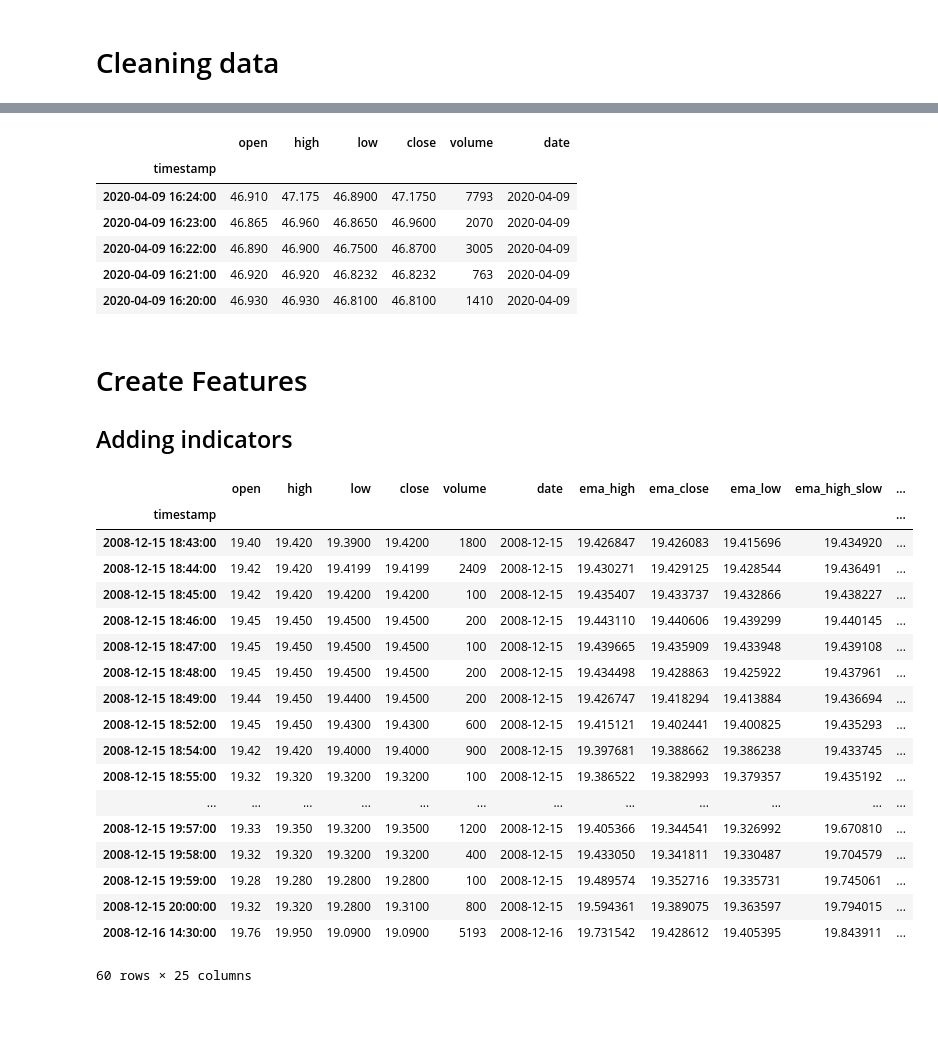
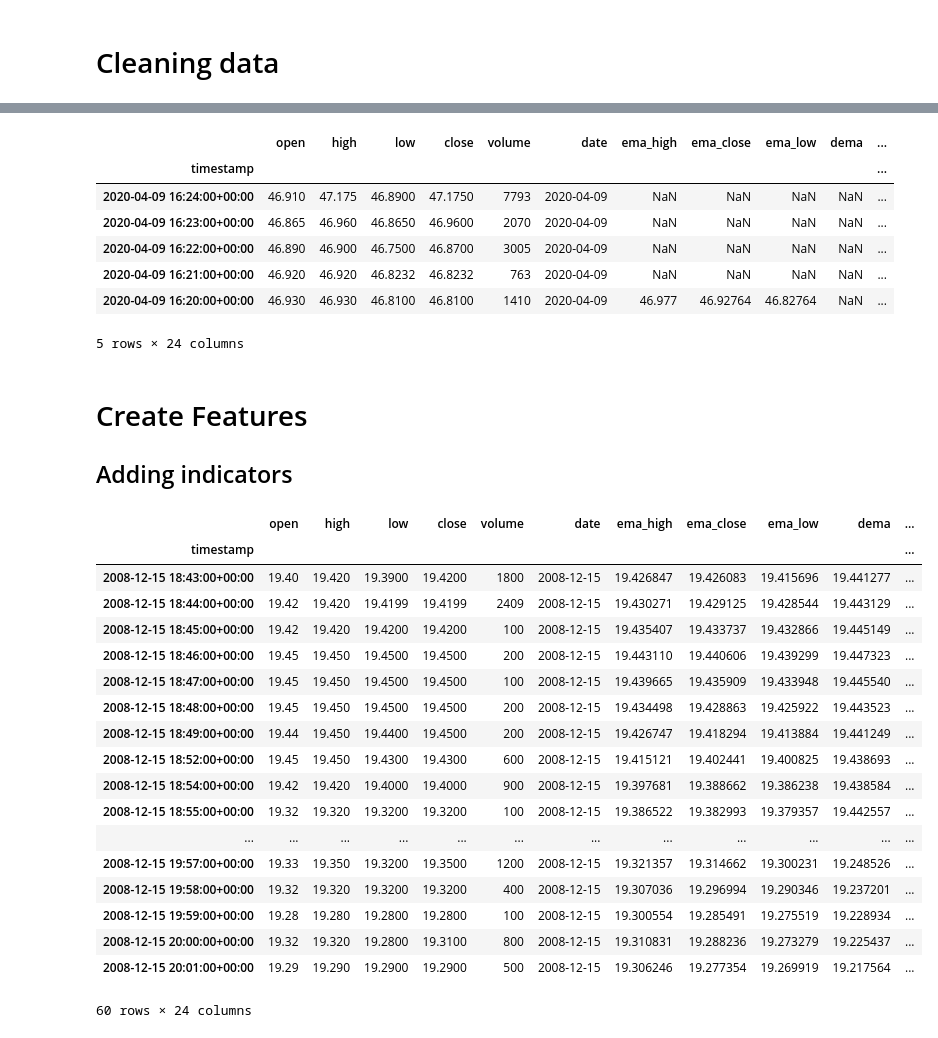
Before and after one commit to hjeffreywang/Stock_feature_engineering, a Jupyter notebook: Feature_generation.ipynb, the cells around one changed output, grey strips where cells are left out. Cells and saved outputs as stored; diff of their text form; code cells hidden in the pictures.

```diff
--- a/Feature_generation.ipynb
+++ b/Feature_generation.ipynb
@@ -56,17 +57,18 @@ data.head()
 # %%
 #if date is in data, keep the data
-cond= data['date'].isin(day_list['index'])
-data.drop(data[cond].index, inplace = True)
+cond= data2['date'].isin(day_list['index'])
+data2.drop(data2[cond].index, inplace = True)
 # %%
 #data should now be cleaned of days where data is spotty
-data.head()
+data2.head()
 # %% [output]
-|  | open | high | low | close | volume | date |
-| timestamp |  |  |  |  |  |  |
-| 2020-04-09 16:24:00 | 46.910 | 47.175 | 46.8900 | 47.1750 | 7793 | 2020-04-09 |
-| 2020-04-09 16:23:00 | 46.865 | 46.960 | 46.8650 | 46.9600 | 2070 | 2020-04-09 |
-| 2020-04-09 16:22:00 | 46.890 | 46.900 | 46.7500 | 46.8700 | 3005 | 2020-04-09 |
-| 2020-04-09 16:21:00 | 46.920 | 46.920 | 46.8232 | 46.8232 | 763 | 2020-04-09 |
-| 2020-04-09 16:20:00 | 46.930 | 46.930 | 46.8100 | 46.8100 | 1410 | 2020-04-09 |
+|  | open | high | low | close | volume | date | ema_high | ema_close | ema_low | dema | ... |
+| timestamp |  |  |  |  |  |  |  |  |  |  | ... |
+| 2020-04-09 16:24:00+00:00 | 46.910 | 47.175 | 46.8900 | 47.1750 | 7793 | 2020-04-09 | NaN | NaN | NaN | NaN | ... |
+| 2020-04-09 16:23:00+00:00 | 46.865 | 46.960 | 46.8650 | 46.9600 | 2070 | 2020-04-09 | NaN | NaN | NaN | NaN | ... |
+| 2020-04-09 16:22:00+00:00 | 46.890 | 46.900 | 46.7500 | 46.8700 | 3005 | 2020-04-09 | NaN | NaN | NaN | NaN | ... |
+| 2020-04-09 16:21:00+00:00 | 46.920 | 46.920 | 46.8232 | 46.8232 | 763 | 2020-04-09 | NaN | NaN | NaN | NaN | ... |
+| 2020-04-09 16:20:00+00:00 | 46.930 | 46.930 | 46.8100 | 46.8100 | 1410 | 2020-04-09 | 46.977 | 46.92764 | 46.82764 | NaN | ... |
+5 rows × 24 columns
 # %%
 #create time frame of opening to one hour before closing/ after hours
@@ -91,7 +93,6 @@ def populateindicators(dataframe) -> DataFrame:
         dataframe['ema_high'] = tab.EMA(dataframe, timeperiod=5, price='high')
         dataframe['ema_close'] = tab.EMA(dataframe, timeperiod=5, price='close')
         dataframe['ema_low'] = tab.EMA(dataframe, timeperiod=5, price='low')
-        dataframe['ema_high_slow'] = tab.EMA(dataframe, timeperiod=20, price='high')
         dataframe['dema'] = ta.DEMA(dataframe['close'], timeperiod=30)
 
         #mathematics
@@ -116,7 +117,7 @@ def populateindicators(dataframe) -> DataFrame:
 
         #required for graphing
         #remove for later only here for graphing visualizing
-        bollinger =ta.BBANDS(data.close,timeperiod=10)
+        bollinger =ta.BBANDS(dataframe['close'],timeperiod=10)
         dataframe['bb_lowerband'] = bollinger[2]
         dataframe['bb_upperband'] = bollinger[0]
         dataframe['bb_middleband'] = bollinger[1]
@@ -130,27 +131,29 @@ def populateindicators(dataframe) -> DataFrame:
 
 
         return dataframe
+# %%
+data3=data2
 # %%
-data2=populateindicators(data).sort_index(ascending=True)
+data3=populateindicators(data3).sort_index(ascending=True)
 # %%
-data2[230:290]
+data3[230:290]
 # %% [output]
-|  | open | high | low | close | volume | date | ema_high | ema_close | ema_low | ema_high_slow | ... |
+|  | open | high | low | close | volume | date | ema_high | ema_close | ema_low | dema | ... |
 | timestamp |  |  |  |  |  |  |  |  |  |  | ... |
-| 2008-12-15 18:43:00 | 19.40 | 19.420 | 19.3900 | 19.4200 | 1800 | 2008-12-15 | 19.426847 | 19.426083 | 19.415696 | 19.434920 | ... |
-| 2008-12-15 18:44:00 | 19.42 | 19.420 | 19.4199 | 19.4199 | 2409 | 2008-12-15 | 19.430271 | 19.429125 | 19.428544 | 19.436491 | ... |
-| 2008-12-15 18:45:00 | 19.42 | 19.420 | 19.4200 | 19.4200 | 100 | 2008-12-15 | 19.435407 | 19.433737 | 19.432866 | 19.438227 | ... |
-| 2008-12-15 18:46:00 | 19.45 | 19.450 | 19.4500 | 19.4500 | 200 | 2008-12-15 | 19.443110 | 19.440606 | 19.439299 | 19.440145 | ... |
-| 2008-12-15 18:47:00 | 19.45 | 19.450 | 19.4500 | 19.4500 | 100 | 2008-12-15 | 19.439665 | 19.435909 | 19.433948 | 19.439108 | ... |
-| 2008-12-15 18:48:00 | 19.45 | 19.450 | 19.4500 | 19.4500 | 200 | 2008-12-15 | 19.434498 | 19.428863 | 19.425922 | 19.437961 | ... |
-| 2008-12-15 18:49:00 | 19.44 | 19.450 | 19.4400 | 19.4500 | 200 | 2008-12-15 | 19.426747 | 19.418294 | 19.413884 | 19.436694 | ... |
-| 2008-12-15 18:52:00 | 19.45 | 19.450 | 19.4300 | 19.4300 | 600 | 2008-12-15 | 19.415121 | 19.402441 | 19.400825 | 19.435293 | ... |
-| 2008-12-15 18:54:00 | 19.42 | 19.420 | 19.4000 | 19.4000 | 900 | 2008-12-15 | 19.397681 | 19.388662 | 19.386238 | 19.433745 | ... |
-| 2008-12-15 18:55:00 | 19.32 | 19.320 | 19.3200 | 19.3200 | 100 | 2008-12-15 | 19.386522 | 19.382993 | 19.379357 | 19.435192 | ... |
+| 2008-12-15 18:43:00+00:00 | 19.40 | 19.420 | 19.3900 | 19.4200 | 1800 | 2008-12-15 | 19.426847 | 19.426083 | 19.415696 | 19.441277 | ... |
+| 2008-12-15 18:44:00+00:00 | 19.42 | 19.420 | 19.4199 | 19.4199 | 2409 | 2008-12-15 | 19.430271 | 19.429125 | 19.428544 | 19.443129 | ... |
+| 2008-12-15 18:45:00+00:00 | 19.42 | 19.420 | 19.4200 | 19.4200 | 100 | 2008-12-15 | 19.435407 | 19.433737 | 19.432866 | 19.445149 | ... |
+| 2008-12-15 18:46:00+00:00 | 19.45 | 19.450 | 19.4500 | 19.4500 | 200 | 2008-12-15 | 19.443110 | 19.440606 | 19.439299 | 19.447323 | ... |
+| 2008-12-15 18:47:00+00:00 | 19.45 | 19.450 | 19.4500 | 19.4500 | 100 | 2008-12-15 | 19.439665 | 19.435909 | 19.433948 | 19.445540 | ... |
+| 2008-12-15 18:48:00+00:00 | 19.45 | 19.450 | 19.4500 | 19.4500 | 200 | 2008-12-15 | 19.434498 | 19.428863 | 19.425922 | 19.443523 | ... |
+| 2008-12-15 18:49:00+00:00 | 19.44 | 19.450 | 19.4400 | 19.4500 | 200 | 2008-12-15 | 19.426747 | 19.418294 | 19.413884 | 19.441249 | ... |
+| 2008-12-15 18:52:00+00:00 | 19.45 | 19.450 | 19.4300 | 19.4300 | 600 | 2008-12-15 | 19.415121 | 19.402441 | 19.400825 | 19.438693 | ... |
+| 2008-12-15 18:54:00+00:00 | 19.42 | 19.420 | 19.4000 | 19.4000 | 900 | 2008-12-15 | 19.397681 | 19.388662 | 19.386238 | 19.438584 | ... |
+| 2008-12-15 18:55:00+00:00 | 19.32 | 19.320 | 19.3200 | 19.3200 | 100 | 2008-12-15 | 19.386522 | 19.382993 | 19.379357 | 19.442557 | ... |
 | ... | ... | ... | ... | ... | ... | ... | ... | ... | ... | ... | ... |
-| 2008-12-15 19:57:00 | 19.33 | 19.350 | 19.3200 | 19.3500 | 1200 | 2008-12-15 | 19.405366 | 19.344541 | 19.326992 | 19.670810 | ... |
-| 2008-12-15 19:58:00 | 19.32 | 19.320 | 19.3200 | 19.3200 | 400 | 2008-12-15 | 19.433050 | 19.341811 | 19.330487 | 19.704579 | ... |
-| 2008-12-15 19:59:00 | 19.28 | 19.280 | 19.2800 | 19.2800 | 100 | 2008-12-15 | 19.489574 | 19.352716 | 19.335731 | 19.745061 | ... |
-| 2008-12-15 20:00:00 | 19.32 | 19.320 | 19.2800 | 19.3100 | 800 | 2008-12-15 | 19.594361 | 19.389075 | 19.363597 | 19.794015 | ... |
-| 2008-12-16 14:30:00 | 19.76 | 19.950 | 19.0900 | 19.0900 | 5193 | 2008-12-16 | 19.731542 | 19.428612 | 19.405395 | 19.843911 | ... |
+| 2008-12-15 19:57:00+00:00 | 19.33 | 19.350 | 19.3200 | 19.3500 | 1200 | 2008-12-15 | 19.321357 | 19.314662 | 19.300231 | 19.248526 | ... |
+| 2008-12-15 19:58:00+00:00 | 19.32 | 19.320 | 19.3200 | 19.3200 | 400 | 2008-12-15 | 19.307036 | 19.296994 | 19.290346 | 19.237201 | ... |
+| 2008-12-15 19:59:00+00:00 | 19.28 | 19.280 | 19.2800 | 19.2800 | 100 | 2008-12-15 | 19.300554 | 19.285491 | 19.275519 | 19.228934 | ... |
+| 2008-12-15 20:00:00+00:00 | 19.32 | 19.320 | 19.2800 | 19.3100 | 800 | 2008-12-15 | 19.310831 | 19.288236 | 19.273279 | 19.225437 | ... |
+| 2008-12-15 20:01:00+00:00 | 19.29 | 19.290 | 19.2900 | 19.2900 | 500 | 2008-12-15 | 19.306246 | 19.277354 | 19.269919 | 19.217564 | ... |
-60 rows × 25 columns
+60 rows × 24 columns
```
Also changed, not shown: parts of 54 cells of this notebook.
